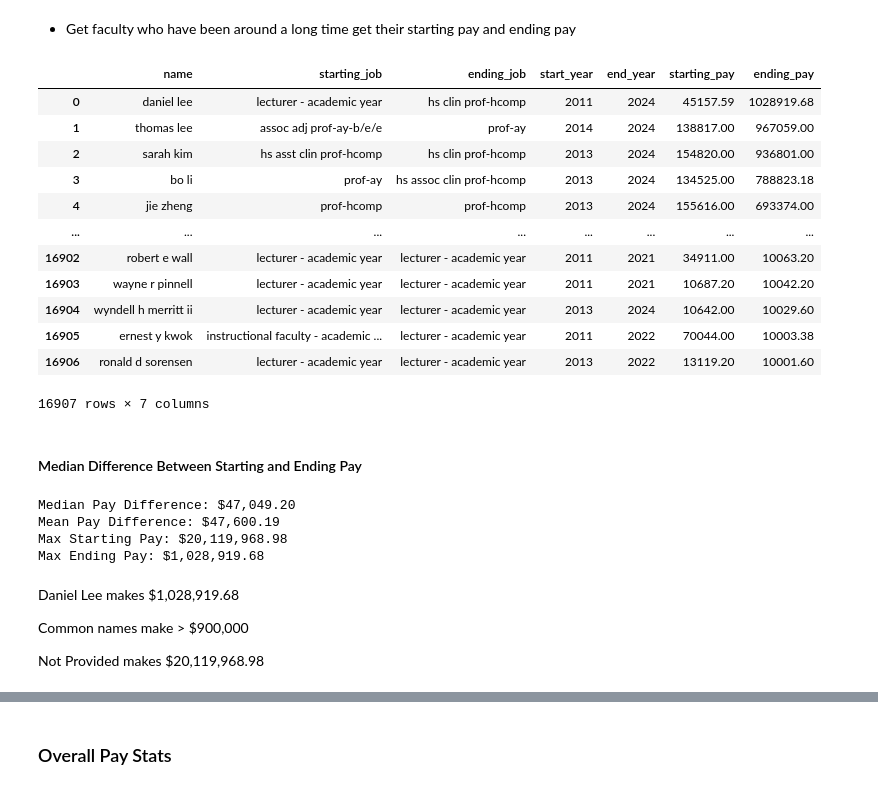
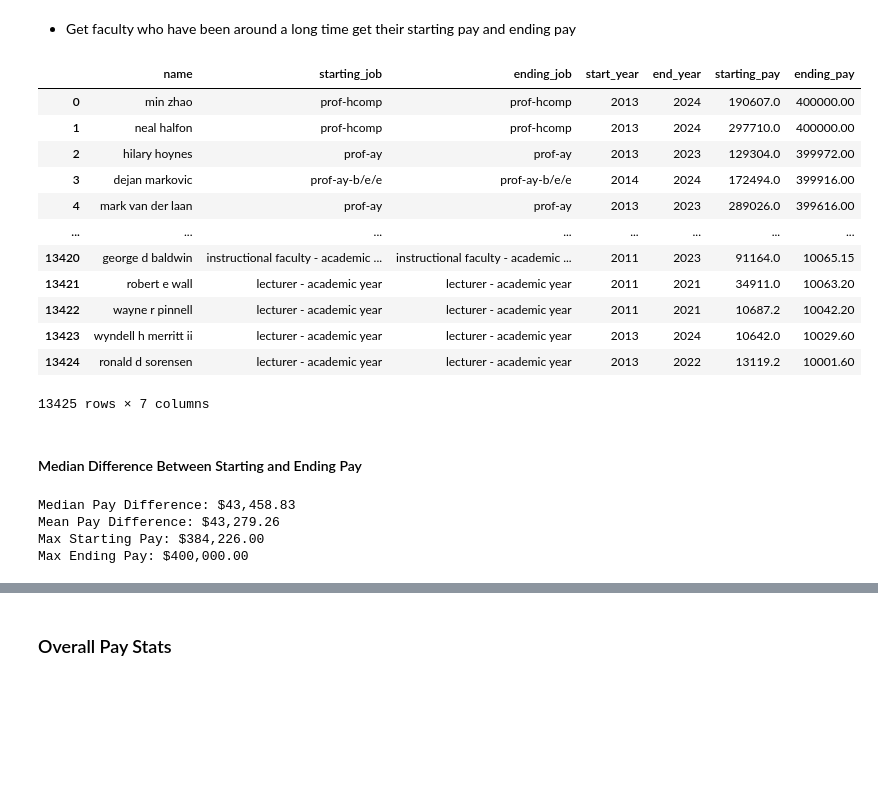
Before and after one commit to CSC4693-Fall-2026/CSC4693, a Jupyter notebook: Faculty/mcEDA.ipynb, the cells around one changed output, grey strips where cells are left out. Cells and saved outputs as stored; diff of their text form; code cells hidden in the pictures; blank space fills up the shorter version.

```diff
--- a/Faculty/mcEDA.ipynb
+++ b/Faculty/mcEDA.ipynb
@@ -164,59 +164,66 @@ ORDER BY oldtimers.name, oldtimers.year
 # %%
 pay_df = duckdb.sql("""
 WITH yearly_pay AS (
-    SELECT name, year, SUM(totalpay) AS pay,
-        arg_max(job, totalpay) AS primary_job
+    SELECT name, job, year, SUM(totalpay) AS pay
     FROM faculty_salaries
-    GROUP BY name, year
+    GROUP BY name, job, year
+),
+collision_check AS (
+    SELECT name, job, year, pay,
+        COUNT(*) OVER (PARTITION BY name, year) AS year_total
+    FROM yearly_pay
+),
+collision_purged AS (
+    SELECT name, job, year, pay
+    FROM collision_check
+    WHERE year_total = 1
 ),
 oldtimers AS (
-    SELECT name, year, pay, primary_job,
+    SELECT name, year, pay, job,
         year - CAST(ROW_NUMBER() OVER (PARTITION BY name ORDER BY year) AS INT) AS grp
-    FROM yearly_pay
+    FROM collision_purged
 ),
 consecutive_years AS (
     SELECT
         name,
         MIN(year) AS start_year,
         MAX(year) AS end_year,
-
-        -- Primary job
-        arg_min(primary_job, year) AS starting_job,
-        arg_max(primary_job, year) AS ending_job,
+        MIN(job) AS starting_job,
+        MAX(job) AS ending_job,
 
         arg_min(pay, year) AS starting_pay,
         arg_max(pay, year) AS ending_pay
     FROM oldtimers
-    GROUP BY name, grp
+    GROUP BY name, job, grp
     HAVING COUNT(*) >= 10
 )
 SELECT
     name,
     starting_job,
     ending_job,
     start_year,
     end_year,
     starting_pay,
     ending_pay
     FROM consecutive_years
     ORDER BY ending_pay DESC
 """).df()
 
 pay_df
 # %% [output]
 |  | name | starting_job | ending_job | start_year | end_year | starting_pay | ending_pay |
-| 0 | daniel lee | lecturer - academic year | hs clin prof-hcomp | 2011 | 2024 | 45157.59 | 1028919.68 |
-| 1 | thomas lee | assoc adj prof-ay-b/e/e | prof-ay | 2014 | 2024 | 138817.00 | 967059.00 |
-| 2 | sarah kim | hs asst clin prof-hcomp | hs clin prof-hcomp | 2013 | 2024 | 154820.00 | 936801.00 |
-| 3 | bo li | prof-ay | hs assoc clin prof-hcomp | 2013 | 2024 | 134525.00 | 788823.18 |
-| 4 | jie zheng | prof-hcomp | prof-hcomp | 2013 | 2024 | 155616.00 | 693374.00 |
+| 0 | min zhao | prof-hcomp | prof-hcomp | 2013 | 2024 | 190607.0 | 400000.00 |
+| 1 | neal halfon | prof-hcomp | prof-hcomp | 2013 | 2024 | 297710.0 | 400000.00 |
+| 2 | hilary hoynes | prof-ay | prof-ay | 2013 | 2023 | 129304.0 | 399972.00 |
+| 3 | dejan markovic | prof-ay-b/e/e | prof-ay-b/e/e | 2014 | 2024 | 172494.0 | 399916.00 |
+| 4 | mark van der laan | prof-ay | prof-ay | 2013 | 2023 | 289026.0 | 399616.00 |
 | ... | ... | ... | ... | ... | ... | ... | ... |
-| 16902 | robert e wall | lecturer - academic year | lecturer - academic year | 2011 | 2021 | 34911.00 | 10063.20 |
-| 16903 | wayne r pinnell | lecturer - academic year | lecturer - academic year | 2011 | 2021 | 10687.20 | 10042.20 |
-| 16904 | wyndell h merritt ii | lecturer - academic year | lecturer - academic year | 2013 | 2024 | 10642.00 | 10029.60 |
-| 16905 | ernest y kwok | instructional faculty - academic ... | lecturer - academic year | 2011 | 2022 | 70044.00 | 10003.38 |
-| 16906 | ronald d sorensen | lecturer - academic year | lecturer - academic year | 2013 | 2022 | 13119.20 | 10001.60 |
+| 13420 | george d baldwin | instructional faculty - academic ... | instructional faculty - academic ... | 2011 | 2023 | 91164.0 | 10065.15 |
+| 13421 | robert e wall | lecturer - academic year | lecturer - academic year | 2011 | 2021 | 34911.0 | 10063.20 |
+| 13422 | wayne r pinnell | lecturer - academic year | lecturer - academic year | 2011 | 2021 | 10687.2 | 10042.20 |
+| 13423 | wyndell h merritt ii | lecturer - academic year | lecturer - academic year | 2013 | 2024 | 10642.0 | 10029.60 |
+| 13424 | ronald d sorensen | lecturer - academic year | lecturer - academic year | 2013 | 2022 | 13119.2 | 10001.60 |
-16907 rows × 7 columns
+13425 rows × 7 columns
 # %% [markdown]
 #### Median Difference Between Starting and Ending Pay
 # %%
@@ -231,16 +238,10 @@ print(f"Mean Pay Difference: ${mean_diff:,.2f}")
 print(f"Max Starting Pay: ${pay_df['starting_pay'].max():,.2f}")
 print(f"Max Ending Pay: ${pay_df['ending_pay'].max():,.2f}")
 # %% [output]
-Median Pay Difference: $47,049.20
-Mean Pay Difference: $47,600.19
-Max Starting Pay: $20,119,968.98
-Max Ending Pay: $1,028,919.68
+Median Pay Difference: $43,458.83
+Mean Pay Difference: $43,279.26
+Max Starting Pay: $384,226.00
+Max Ending Pay: $400,000.00
-# %% [markdown]
-Daniel Lee makes     $1,028,919.68
-
-Common names make >  $900,000
-
-Not Provided makes   $20,119,968.98
 # %%
 # Only include people whos ending pay is greater than starting pay
 pay_df = pay_df[pay_df['ending_pay'] > pay_df['starting_pay']]
```
Also changed, not shown: parts of 4 cells of this notebook.
